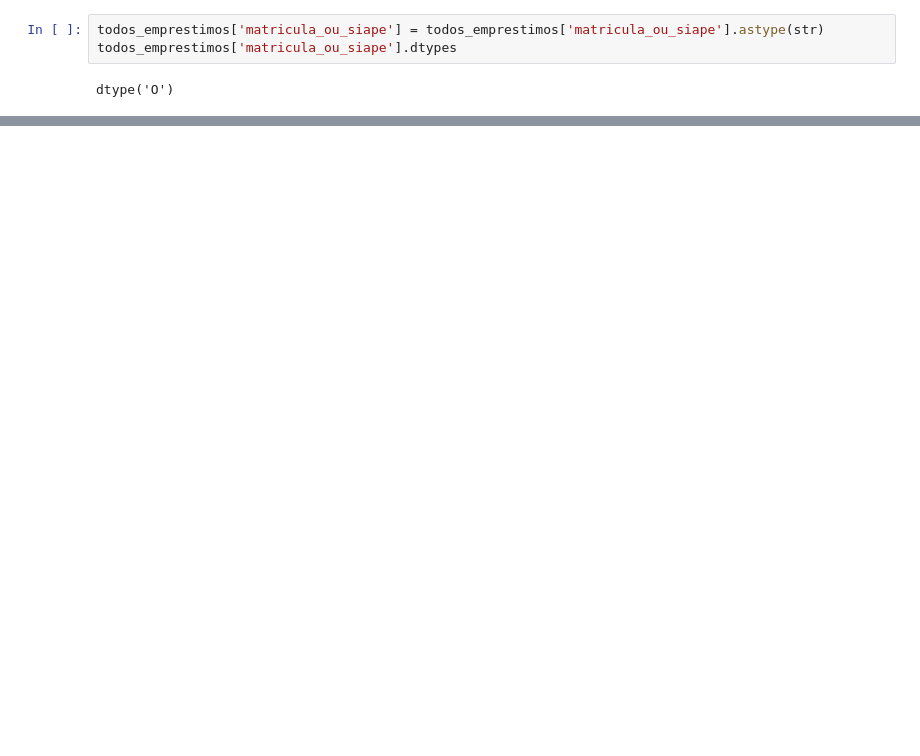
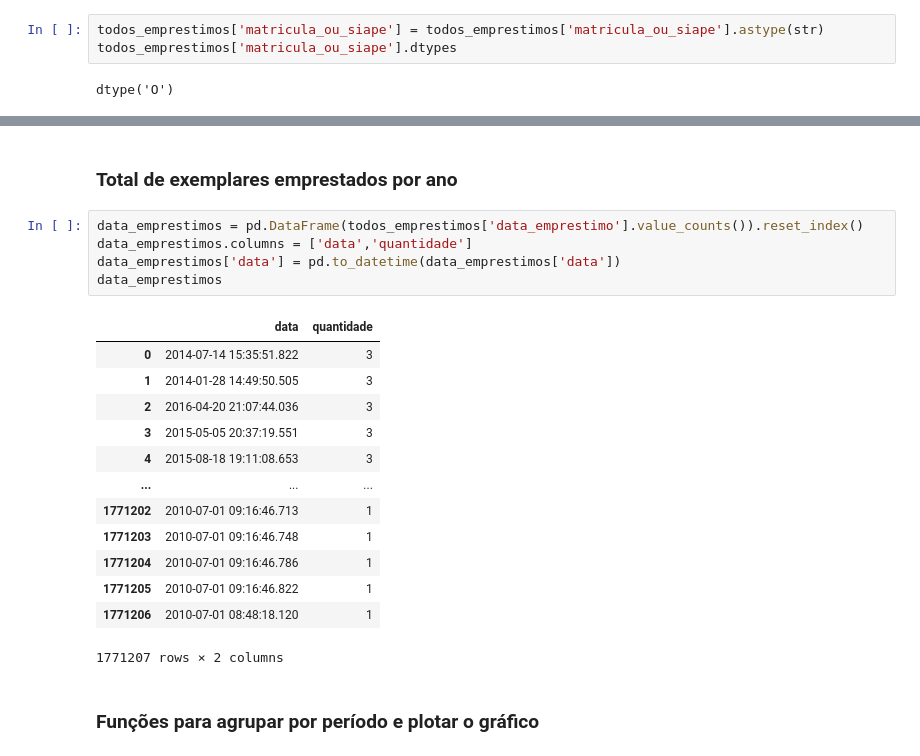
Before and after one commit to Douglas-Lucarelli/analise-dados-biblioteca-ufrn, a Jupyter notebook: analise_biblioteca.ipynb, the cells around one changed output, grey strips where cells are left out. Saved outputs shown, nothing was run; the diff lists cells and outputs as text; blank space fills up the shorter version.

```diff
--- a/analise_biblioteca.ipynb
+++ b/analise_biblioteca.ipynb
@@ -190,0 +230,23 @@ dtype('O')
+# %% [markdown]
+### Total de exemplares emprestados por ano
+# %%
+data_emprestimos = pd.DataFrame(todos_emprestimos['data_emprestimo'].value_counts()).reset_index()
+data_emprestimos.columns = ['data','quantidade']
+data_emprestimos['data'] = pd.to_datetime(data_emprestimos['data'])
+data_emprestimos
+# %% [output]
+|  | data | quantidade |
+| 0 | 2014-07-14 15:35:51.822 | 3 |
+| 1 | 2014-01-28 14:49:50.505 | 3 |
+| 2 | 2016-04-20 21:07:44.036 | 3 |
+| 3 | 2015-05-05 20:37:19.551 | 3 |
+| 4 | 2015-08-18 19:11:08.653 | 3 |
+| ... | ... | ... |
+| 1771202 | 2010-07-01 09:16:46.713 | 1 |
+| 1771203 | 2010-07-01 09:16:46.748 | 1 |
+| 1771204 | 2010-07-01 09:16:46.786 | 1 |
+| 1771205 | 2010-07-01 09:16:46.822 | 1 |
+| 1771206 | 2010-07-01 08:48:18.120 | 1 |
+1771207 rows × 2 columns
+# %% [markdown]
+### Funções para agrupar por período e plotar o gráfico
```
Also changed, not shown: parts of 22 cells of this notebook.
